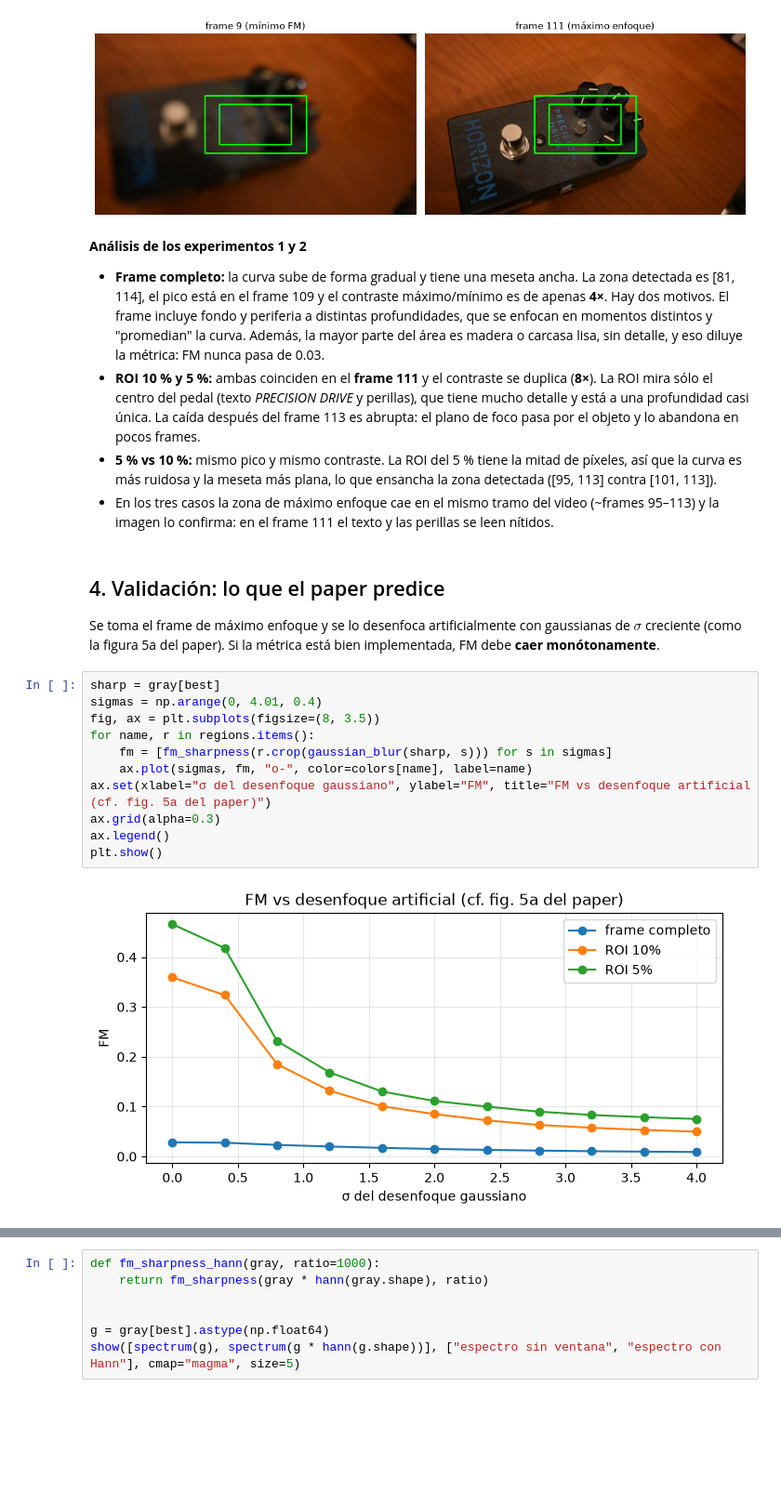
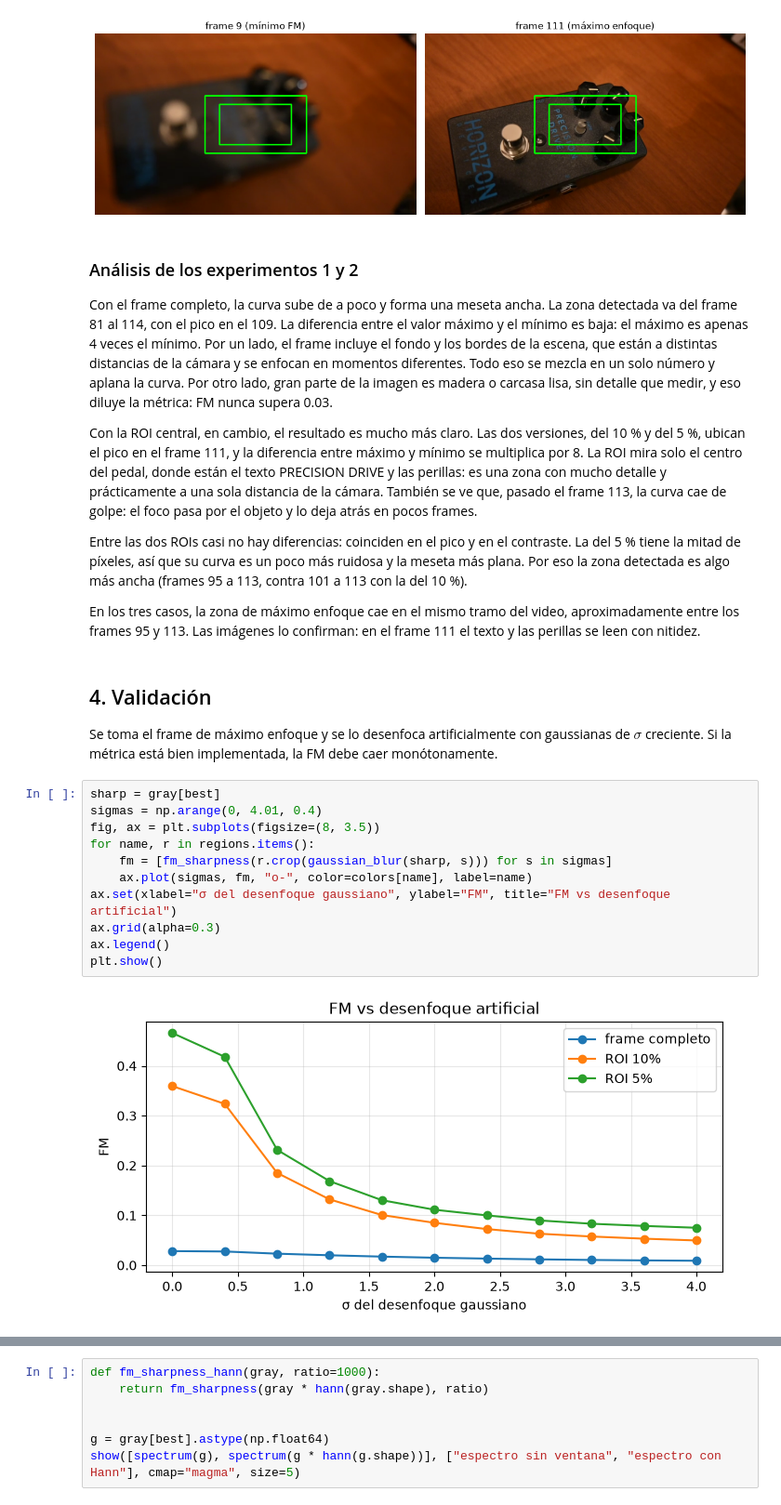
Before and after one commit to masouto94/vision_computadora_I, a Jupyter notebook: Material_TPs/TP2/tp_focus.ipynb, the cells around one changed output, grey strips where cells are left out. Shown at 93% size. Saved outputs shown, nothing was run; the diff lists cells and outputs as text; blank space fills up the shorter version.

Commit message:
Entrega tp2

```diff
--- a/Material_TPs/TP2/tp_focus.ipynb
+++ b/Material_TPs/TP2/tp_focus.ipynb
@@ -172,29 +172,32 @@ show([draw_rects(frames[i], rois, (0, 255, 0)) for i in (worst, best)],
 # %% [output]
 [figure]
 # %% [markdown]
-**Análisis de los experimentos 1 y 2**
+### Análisis de los experimentos 1 y 2
 
-- **Frame completo:** la curva sube de forma gradual y tiene una meseta ancha. La zona detectada es [81, 114], el pico está en el frame 109 y el contraste máximo/mínimo es de apenas **4×**. Hay dos motivos. El frame incluye fondo y periferia a distintas profundidades, que se enfocan en momentos distintos y "promedian" la curva. Además, la mayor parte del área es madera o carcasa lisa, sin detalle, y eso diluye la métrica: FM nunca pasa de 0.03.
-- **ROI 10 % y 5 %:** ambas coinciden en el **frame 111** y el contraste se duplica (**8×**). La ROI mira sólo el centro del pedal (texto *PRECISION DRIVE* y perillas), que tiene mucho detalle y está a una profundidad casi única. La caída después del frame 113 es abrupta: el plano de foco pasa por el objeto y lo abandona en pocos frames.
-- **5 % vs 10 %:** mismo pico y mismo contraste. La ROI del 5 % tiene la mitad de píxeles, así que la curva es más ruidosa y la meseta más plana, lo que ensancha la zona detectada ([95, 113] contra [101, 113]).
-- En los tres casos la zona de máximo enfoque cae en el mismo tramo del video (~frames 95–113) y la imagen lo confirma: en el frame 111 el texto y las perillas se leen nítidos.
+Con el frame completo, la curva sube de a poco y forma una meseta ancha. La zona detectada va del frame 81 al 114, con el pico en el 109. La diferencia entre el valor máximo y el mínimo es baja: el máximo es apenas 4 veces el mínimo. Por un lado, el frame incluye el fondo y los bordes de la escena, que están a distintas distancias de la cámara y se enfocan en momentos diferentes. Todo eso se mezcla en un solo número y aplana la curva. Por otro lado, gran parte de la imagen es madera o carcasa lisa, sin detalle que medir, y eso diluye la métrica: FM nunca supera 0.03.
+
+Con la ROI central, en cambio, el resultado es mucho más claro. Las dos versiones, del 10 % y del 5 %, ubican el pico en el frame 111, y la diferencia entre máximo y mínimo se multiplica por 8. La ROI mira solo el centro del pedal, donde están el texto PRECISION DRIVE y las perillas: es una zona con mucho detalle y prácticamente a una sola distancia de la cámara. También se ve que, pasado el frame 113, la curva cae de golpe: el foco pasa por el objeto y lo deja atrás en pocos frames.
+
+Entre las dos ROIs casi no hay diferencias: coinciden en el pico y en el contraste. La del 5 % tiene la mitad de píxeles, así que su curva es un poco más ruidosa y la meseta más plana. Por eso la zona detectada es algo más ancha (frames 95 a 113, contra 101 a 113 con la del 10 %).
+
+En los tres casos, la zona de máximo enfoque cae en el mismo tramo del video, aproximadamente entre los frames 95 y 113. Las imágenes lo confirman: en el frame 111 el texto y las perillas se leen con nitidez.
 # %% [markdown]
-## 4. Validación: lo que el paper predice
+## 4. Validación
 
-Se toma el frame de máximo enfoque y se lo desenfoca artificialmente con gaussianas de $\sigma$ creciente (como la figura 5a del paper). Si la métrica está bien implementada, FM debe **caer monótonamente**.
+Se toma el frame de máximo enfoque y se lo desenfoca artificialmente con gaussianas de $\sigma$ creciente. Si la métrica está bien implementada, la FM debe caer monótonamente.
 # %%
 sharp = gray[best]
 sigmas = np.arange(0, 4.01, 0.4)
 fig, ax = plt.subplots(figsize=(8, 3.5))
 for name, r in regions.items():
     fm = [fm_sharpness(r.crop(gaussian_blur(sharp, s))) for s in sigmas]
     ax.plot(sigmas, fm, "o-", color=colors[name], label=name)
-ax.set(xlabel="σ del desenfoque gaussiano", ylabel="FM", title="FM vs desenfoque artificial (cf. fig. 5a del paper)")
+ax.set(xlabel="σ del desenfoque gaussiano", ylabel="FM", title="FM vs desenfoque artificial")
 ax.grid(alpha=0.3)
 ax.legend()
 plt.show()
 # %% [output]
-[figure, old version]
+[figure, new version]
 # %% [markdown]
 ## 5. Ventana de Hann
 
```
Also changed, not shown: parts of 9 cells of this notebook.
